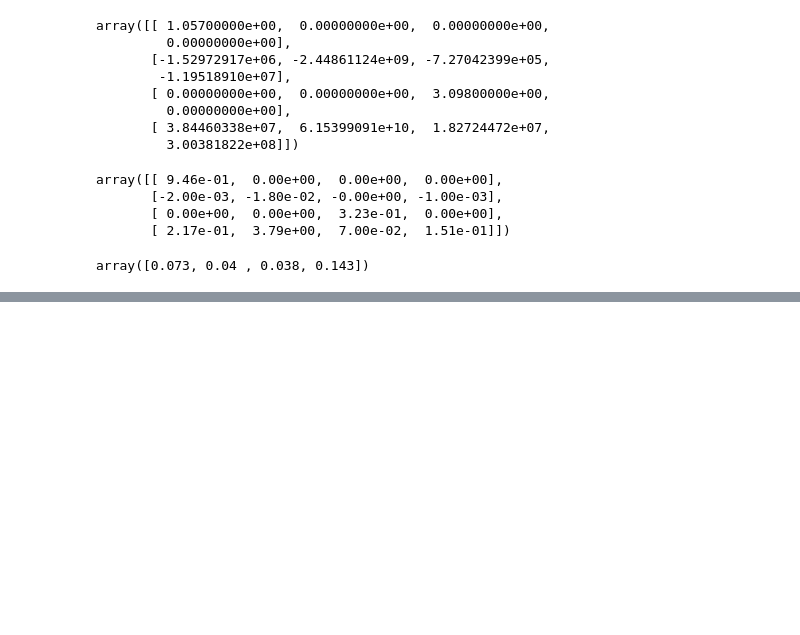
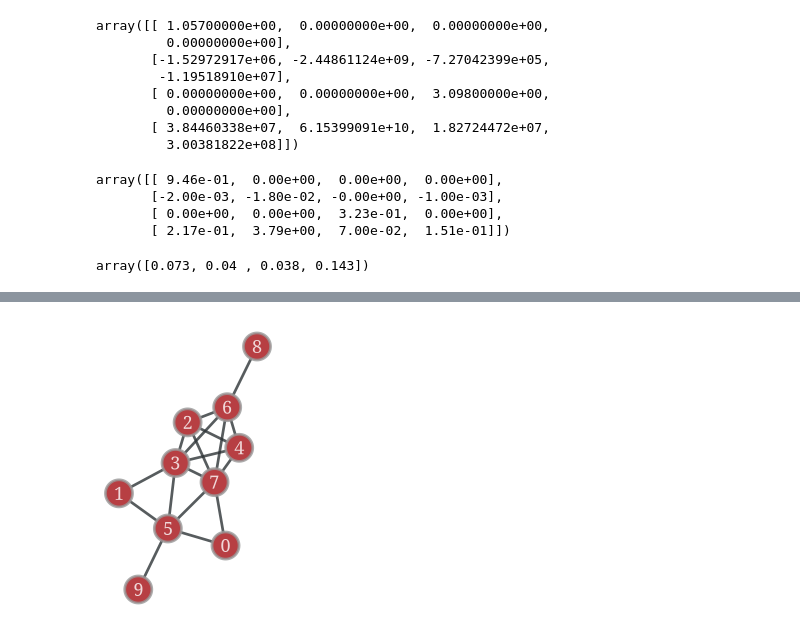
Before and after one commit to junipertcy/functional-connectivity, a Jupyter notebook: 01_playground.ipynb, the cells around one changed output, grey strips where cells are left out. Cells and saved outputs as stored; diff of their text form; code cells hidden in the pictures; blank space fills up the shorter version.

```diff
--- a/01_playground.ipynb
+++ b/01_playground.ipynb
@@ -249,0 +295,13 @@ array([0.073, 0.04 , 0.038, 0.143])
+# %%
+d = sigs
+edgelist = []
+for ind_i, i in enumerate(d[0, :, :]):
+    for ind_j, j in enumerate(d[0, :, :][ind_i]):
+        if ind_i != ind_j and j != 0:
+            if (ind_i, ind_j) not in edgelist:
+                edgelist.append((ind_j, ind_i))
+g = gt.Graph(directed=False)
+g.add_edge_list(edgelist)
+gt.graph_draw(g, vertex_text=g.vertex_index, vertex_font_size=18, output_size=(300, 300))
+# %% [output]
+[figure, added]
```
Also changed, not shown: parts of 10 cells of this notebook, 2 other files.
